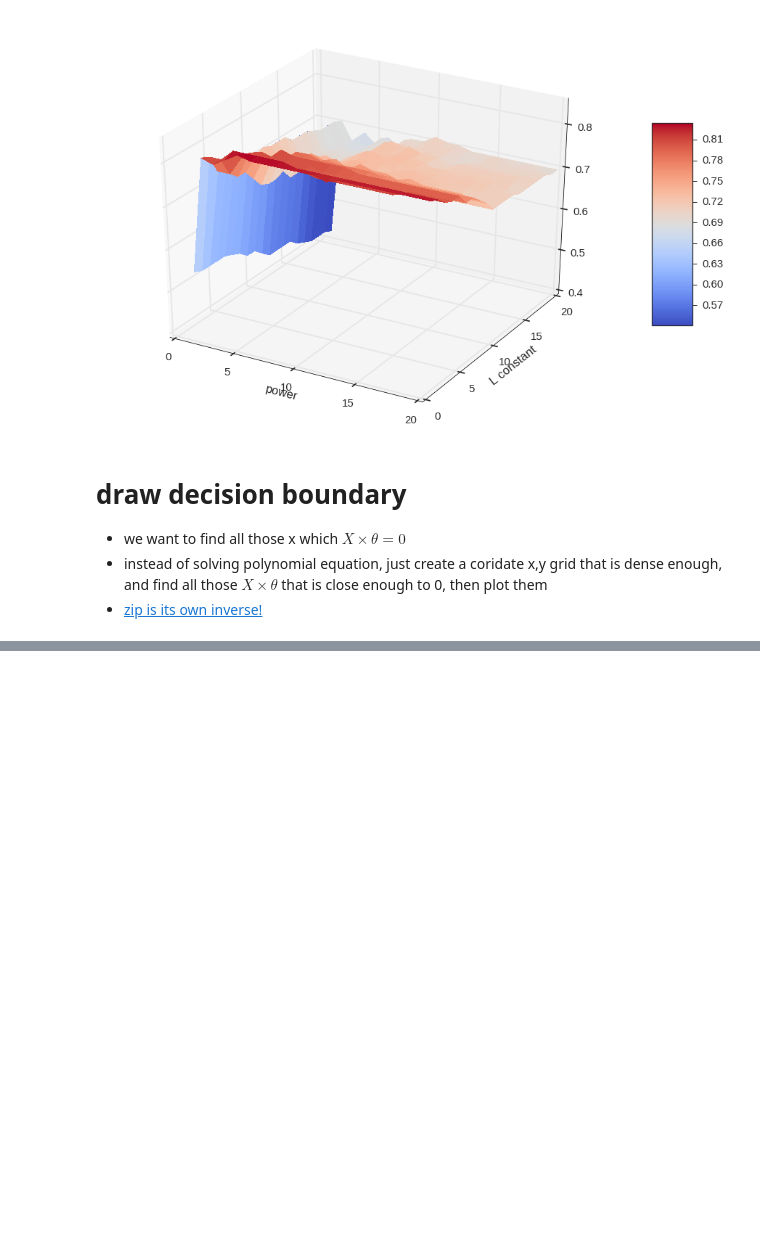
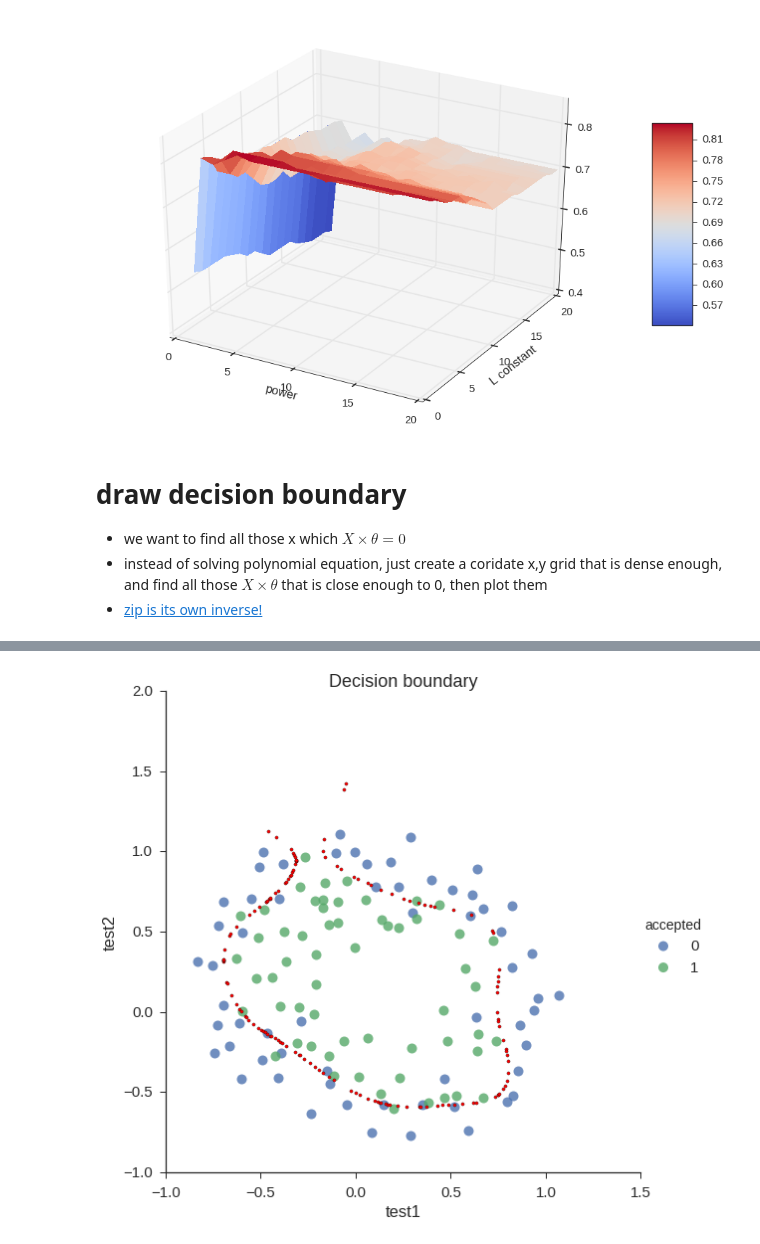
Before and after one commit to lukaemon/Coursera-ML-AndrewNg, a Jupyter notebook: machine-learning-ex2/3- regularized logistic regression (np).ipynb, the cells around one changed output, grey strips where cells are left out. Cells and saved outputs as stored; diff of their text form; code cells hidden in the pictures; blank space fills up the shorter version.

```diff
--- a/machine-learning-ex2/3- regularized logistic regression (np).ipynb
+++ b/machine-learning-ex2/3- regularized logistic regression (np).ipynb
@@ -215,0 +188,4 @@ plt.scatter(decision.f10, decision.f01)
+# %%
+lr.draw_boundary(power=6, l=0)  # no regularization, over fitting
+# %% [output]
+[figure, added]
```
Also changed, not shown: parts of 10 cells of this notebook, 3 other files.
